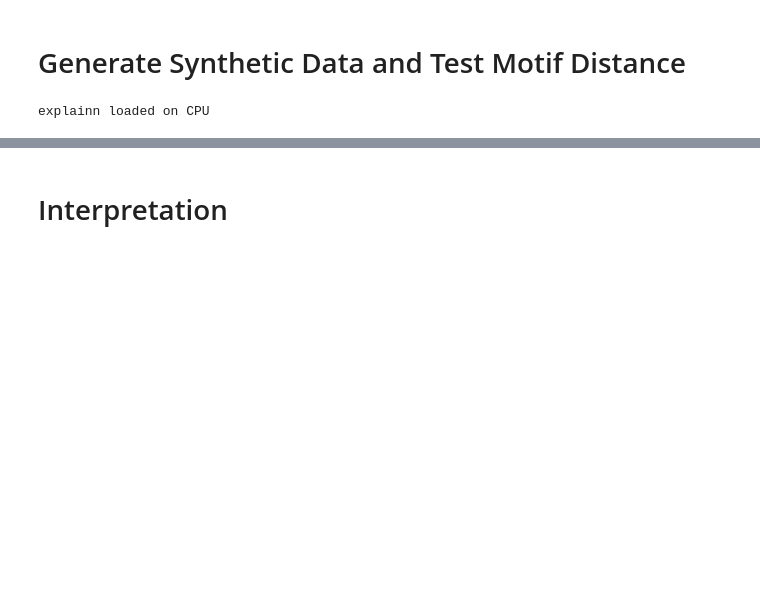
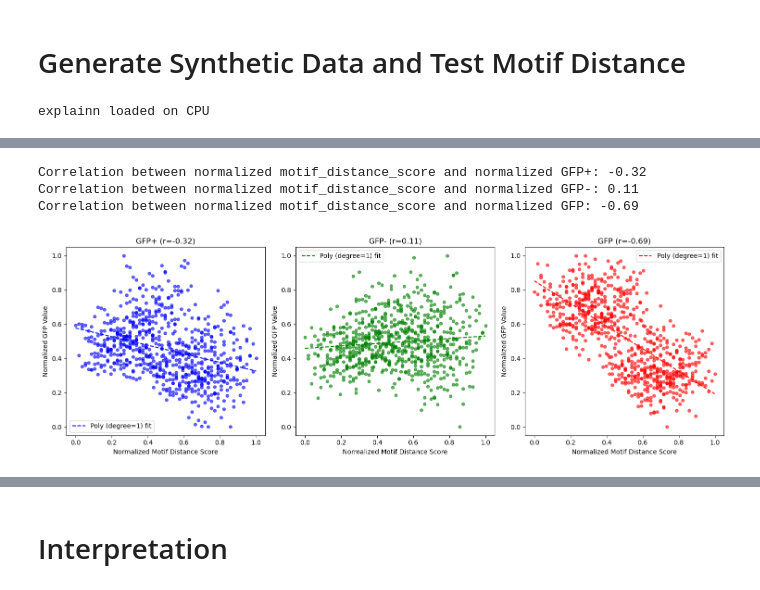
Before and after one commit to justinyutianji/Enhancer, a Jupyter notebook: Enhancer/train/Synthetic_Data_Generator/Distance.ipynb, the cells around one changed output, grey strips where cells are left out. Saved outputs shown, nothing was run; the diff lists cells and outputs as text; code cells hidden in the pictures; blank space fills up the shorter version.

```diff
--- a/Enhancer/train/Synthetic_Data_Generator/Distance.ipynb
+++ b/Enhancer/train/Synthetic_Data_Generator/Distance.ipynb
@@ -67,0 +378,8 @@ Motif B GCTAATTACTG has 19 200nt DNA segments, inserted with distance 10
+# %%
+#plot_normalized_correlations('/pmglocal/ty2514/Enhancer/Enhancer/train/Synthetic_Data_Generator/AC0069_AC0070_GFP+.csv')
+plot_normalized_correlations_with_fit('/pmglocal/ty2514/Enhancer/Enhancer/train/Synthetic_Data_Generator/AC0069_AC0070_GFP+.csv')
+# %% [output]
+Correlation between normalized motif_distance_score and normalized GFP+: -0.32
+Correlation between normalized motif_distance_score and normalized GFP-: 0.11
+Correlation between normalized motif_distance_score and normalized GFP: -0.69
+[figure, added]
```
Also changed, not shown: parts of 21 cells of this notebook, 4 other files.
